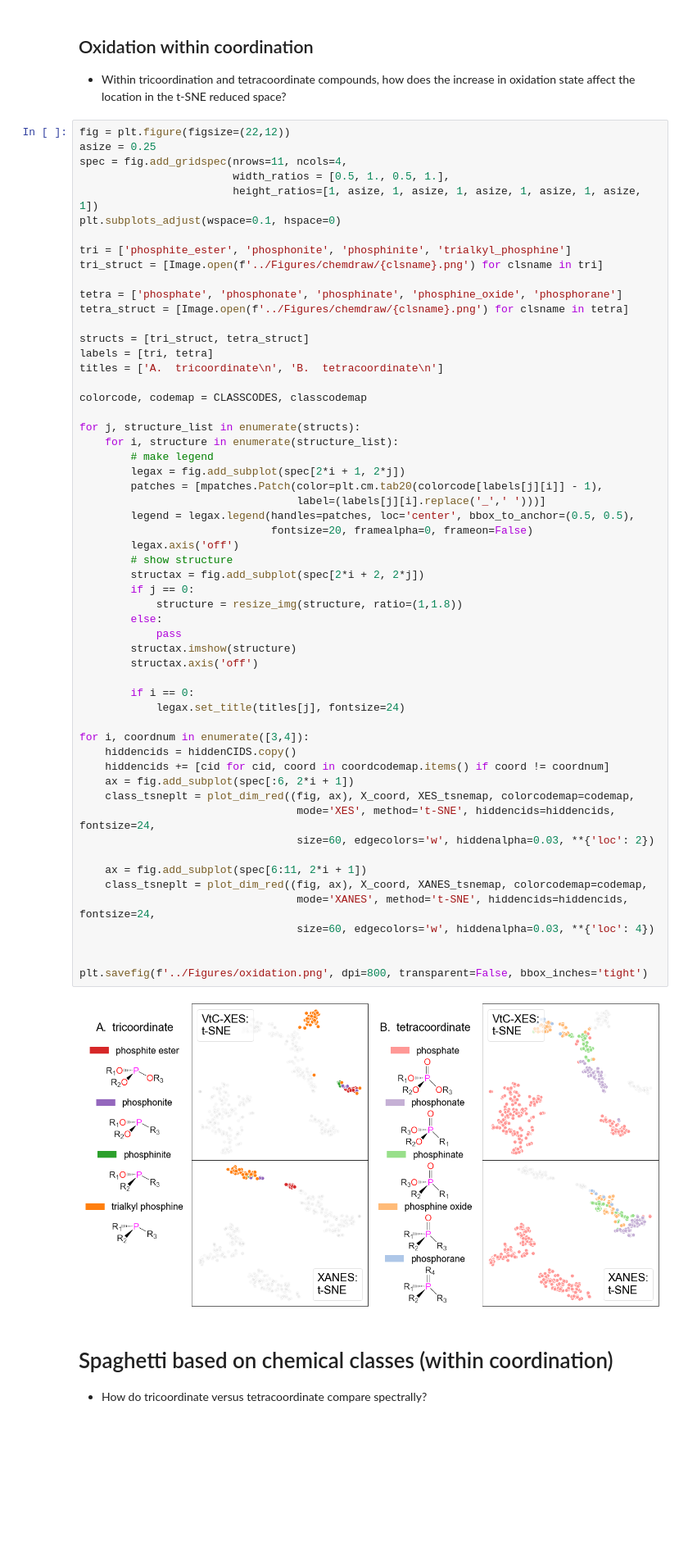
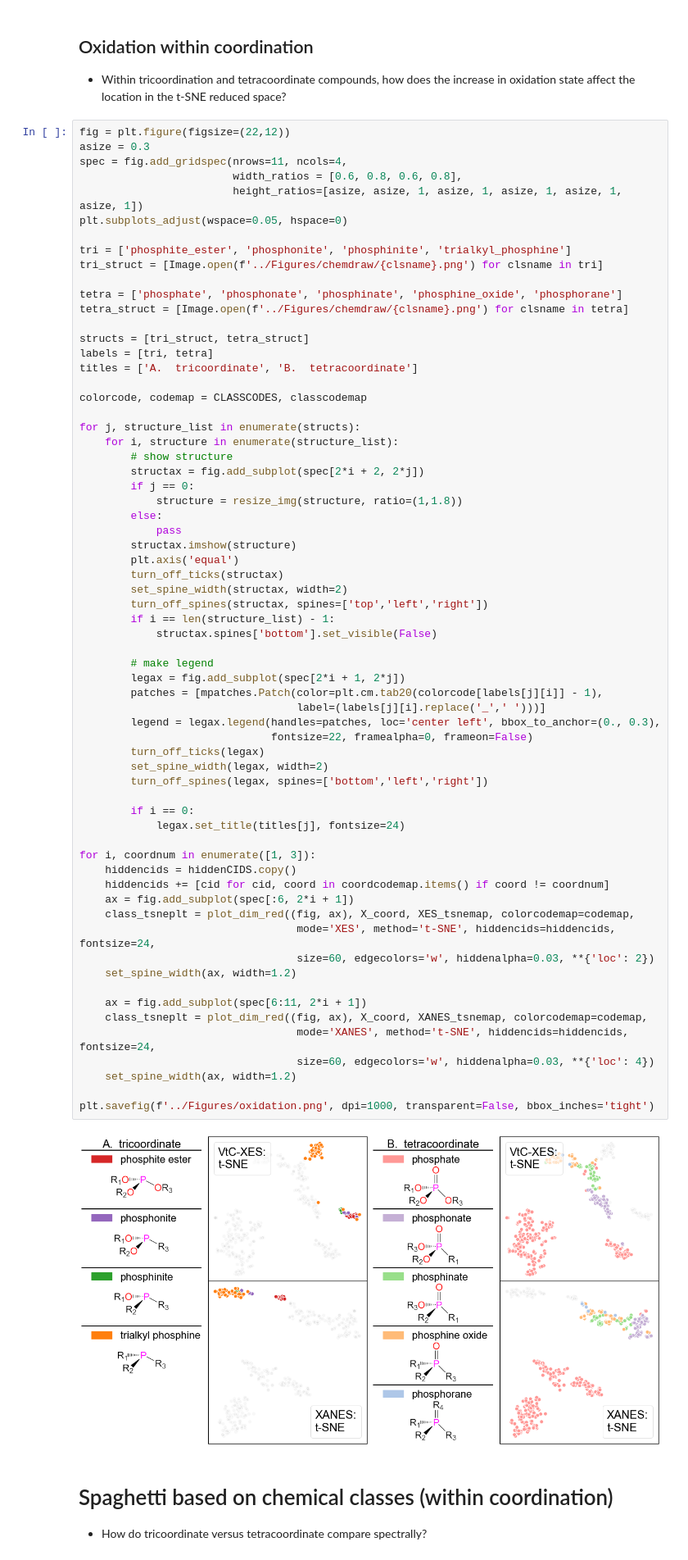
Before and after one commit to Seidler-Lab/Phosphorus-ML-Project, a Jupyter notebook: Data_Analysis_Sam.ipynb, the cells around one changed output. Shown at 82% size. Cells and saved outputs as stored; diff of their text form; blank space fills up the shorter version.

```diff
--- a/Data_Analysis_Sam.ipynb
+++ b/Data_Analysis_Sam.ipynb
@@ -161,11 +173,11 @@ plt.savefig(f'../Figures/coordination.png', dpi=800, transparent=False, bbox_inc
 * Within tricoordination and tetracoordinate compounds, how does the increase in oxidation state affect the location in the t-SNE reduced space?
 # %%
 fig = plt.figure(figsize=(22,12))
-asize = 0.25
+asize = 0.3
 spec = fig.add_gridspec(nrows=11, ncols=4,
-                        width_ratios = [0.5, 1., 0.5, 1.],
-                        height_ratios=[1, asize, 1, asize, 1, asize, 1, asize, 1, asize, 1])
-plt.subplots_adjust(wspace=0.1, hspace=0)
+                        width_ratios = [0.6, 0.8, 0.6, 0.8],
+                        height_ratios=[asize, asize, 1, asize, 1, asize, 1, asize, 1, asize, 1])
+plt.subplots_adjust(wspace=0.05, hspace=0)
 
 tri = ['phosphite_ester', 'phosphonite', 'phosphinite', 'trialkyl_phosphine']
 tri_struct = [Image.open(f'../Figures/chemdraw/{clsname}.png') for clsname in tri]
@@ -175,48 +187,57 @@ tetra_struct = [Image.open(f'../Figures/chemdraw/{clsname}.png') for clsname in
 
 structs = [tri_struct, tetra_struct]
 labels = [tri, tetra]
-titles = ['A.  tricoordinate\n', 'B.  tetracoordinate\n']
+titles = ['A.  tricoordinate', 'B.  tetracoordinate']
 
 colorcode, codemap = CLASSCODES, classcodemap
 
 for j, structure_list in enumerate(structs):
     for i, structure in enumerate(structure_list):
-        # make legend
-        legax = fig.add_subplot(spec[2*i + 1, 2*j])
-        patches = [mpatches.Patch(color=plt.cm.tab20(colorcode[labels[j][i]] - 1),
-                                  label=(labels[j][i].replace('_',' ')))]
-        legend = legax.legend(handles=patches, loc='center', bbox_to_anchor=(0.5, 0.5),
-                              fontsize=20, framealpha=0, frameon=False)
-        legax.axis('off')
         # show structure
         structax = fig.add_subplot(spec[2*i + 2, 2*j])
         if j == 0:
             structure = resize_img(structure, ratio=(1,1.8))
         else:
             pass
         structax.imshow(structure)
-        structax.axis('off')
+        plt.axis('equal')
+        turn_off_ticks(structax)
+        set_spine_width(structax, width=2)
+        turn_off_spines(structax, spines=['top','left','right'])
+        if i == len(structure_list) - 1:
+            structax.spines['bottom'].set_visible(False)
+
+        # make legend
+        legax = fig.add_subplot(spec[2*i + 1, 2*j])
+        patches = [mpatches.Patch(color=plt.cm.tab20(colorcode[labels[j][i]] - 1),
+                                  label=(labels[j][i].replace('_',' ')))]
+        legend = legax.legend(handles=patches, loc='center left', bbox_to_anchor=(0., 0.3),
+                              fontsize=22, framealpha=0, frameon=False)
+        turn_off_ticks(legax)
+        set_spine_width(legax, width=2)
+        turn_off_spines(legax, spines=['bottom','left','right'])
 
         if i == 0:
             legax.set_title(titles[j], fontsize=24)
 
-for i, coordnum in enumerate([3,4]):
+for i, coordnum in enumerate([1, 3]):
     hiddencids = hiddenCIDS.copy()
     hiddencids += [cid for cid, coord in coordcodemap.items() if coord != coordnum]
     ax = fig.add_subplot(spec[:6, 2*i + 1])
     class_tsneplt = plot_dim_red((fig, ax), X_coord, XES_tsnemap, colorcodemap=codemap,
                                   mode='XES', method='t-SNE', hiddencids=hiddencids, fontsize=24,
                                   size=60, edgecolors='w', hiddenalpha=0.03, **{'loc': 2})
+    set_spine_width(ax, width=1.2)
 
     ax = fig.add_subplot(spec[6:11, 2*i + 1])
     class_tsneplt = plot_dim_red((fig, ax), X_coord, XANES_tsnemap, colorcodemap=codemap,
                                   mode='XANES', method='t-SNE', hiddencids=hiddencids, fontsize=24,
                                   size=60, edgecolors='w', hiddenalpha=0.03, **{'loc': 4})
+    set_spine_width(ax, width=1.2)
 
-
-plt.savefig(f'../Figures/oxidation.png', dpi=800, transparent=False, bbox_inches='tight')
+plt.savefig(f'../Figures/oxidation.png', dpi=1000, transparent=False, bbox_inches='tight')
 # %% [output]
-[figure, old version]
+[figure, new version]
 # %% [markdown]
 # Spaghetti based on chemical classes (within coordination)
 
```
Also changed, not shown: parts of 28 cells of this notebook, 6 other files.
